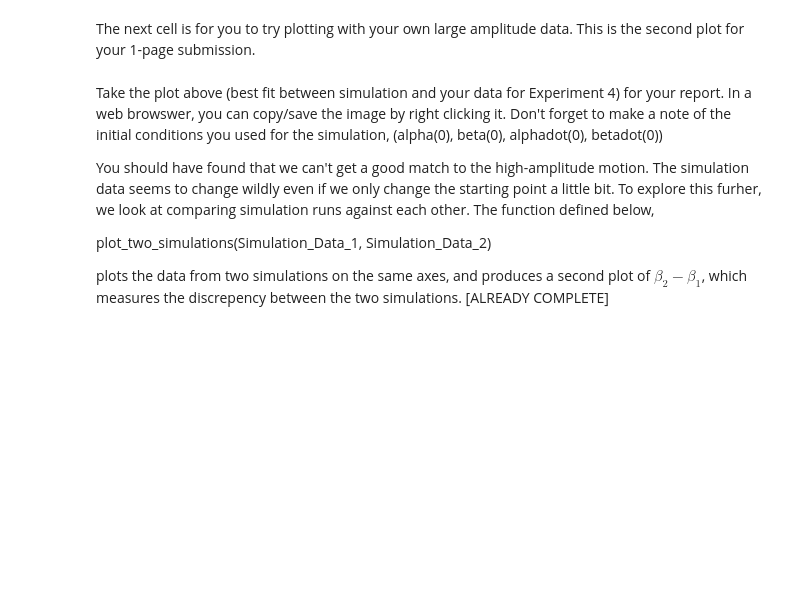
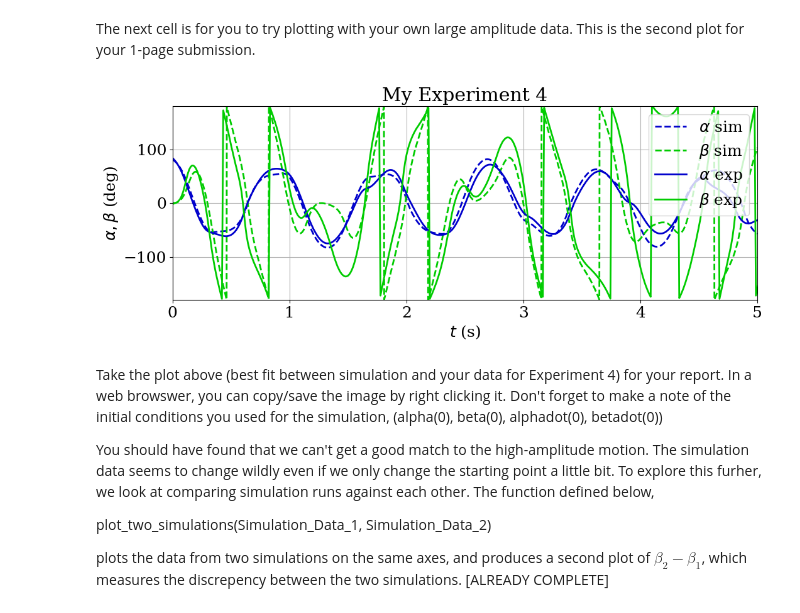
Before and after one commit to ericltz/1340GP, a Jupyter notebook: double_pendulum_simulation.ipynb, the cells around one changed output. Drawn from its saved outputs; the diff is of its cells as text; code cells hidden in the pictures; blank space fills up the shorter version.

```diff
--- a/double_pendulum_simulation.ipynb
+++ b/double_pendulum_simulation.ipynb
@@ -190,7 +188,9 @@ plot_simulation_and_experiment(integrate([0.0001,0,0,0],5), Experiment_4)
 # %% [markdown]
 The next cell is for you to try plotting with your own large amplitude data. This is the second plot for your 1-page submission.
 # %%
-plot_simulation_and_experiment(integrate([0.0001,0,0,0],5), My_Experiment_4)
+plot_simulation_and_experiment(integrate([0.9*np.pi/2,0,-2,0],5), My_Experiment_4)
+# %% [output]
+[figure, added]
 # %% [markdown]
 Take the plot above (best fit between simulation and your data for Experiment 4) for your report. In a web browswer, you can copy/save the image by right clicking it. Don't forget to make a note of the initial conditions you used for the simulation, (alpha(0), beta(0), alphadot(0), betadot(0))
 
```
Also changed, not shown: parts of 13 cells of this notebook.
